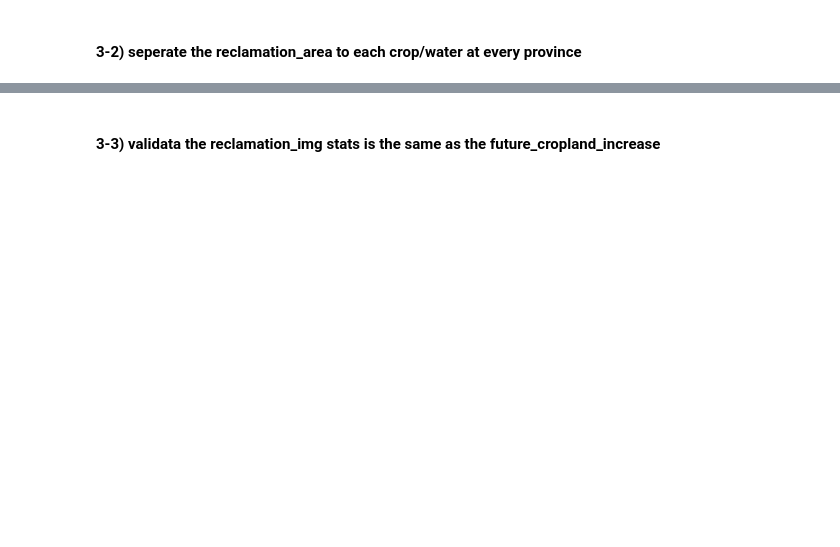
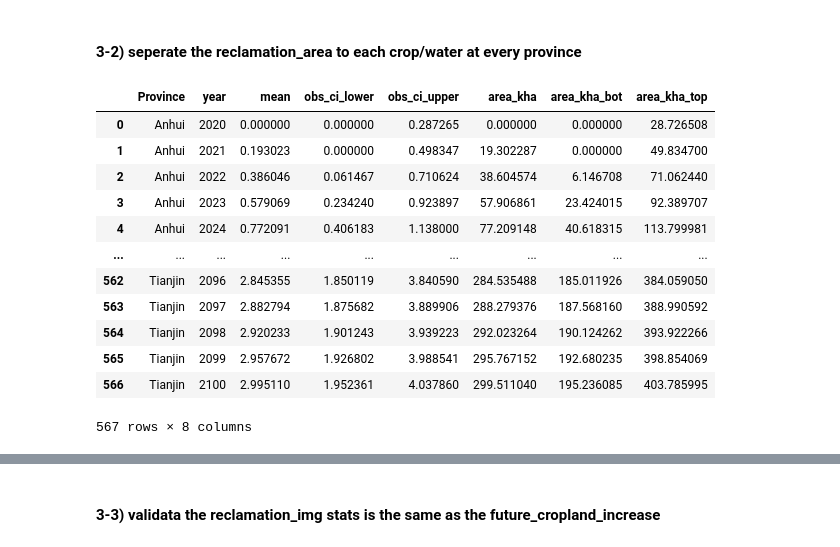
Before and after one commit to JinzhuWANG/Food_security_urban_GAEZ_Paper_3, a Jupyter notebook: Step_2_Sort_GAEZ_layers/05_2_compute_the_cropland_area_increase.ipynb, the cells around one changed output, grey strips where cells are left out. Saved outputs shown, nothing was run; the diff lists cells and outputs as text; code cells hidden in the pictures; blank space fills up the shorter version.

```diff
--- a/Step_2_Sort_GAEZ_layers/05_2_compute_the_cropland_area_increase.ipynb
+++ b/Step_2_Sort_GAEZ_layers/05_2_compute_the_cropland_area_increase.ipynb
@@ -649,4 +656,20 @@ cropland_area_ratio.head(6)
 # %% [markdown]
 #### 3-2) seperate the reclamation_area to each crop/water at every province
+# %%
+cropland_increase_since_2020
+# %% [output]
+|  | Province | year | mean | obs_ci_lower | obs_ci_upper | area_kha | area_kha_bot | area_kha_top |
+| 0 | Anhui | 2020 | 0.000000 | 0.000000 | 0.287265 | 0.000000 | 0.000000 | 28.726508 |
+| 1 | Anhui | 2021 | 0.193023 | 0.000000 | 0.498347 | 19.302287 | 0.000000 | 49.834700 |
+| 2 | Anhui | 2022 | 0.386046 | 0.061467 | 0.710624 | 38.604574 | 6.146708 | 71.062440 |
+| 3 | Anhui | 2023 | 0.579069 | 0.234240 | 0.923897 | 57.906861 | 23.424015 | 92.389707 |
+| 4 | Anhui | 2024 | 0.772091 | 0.406183 | 1.138000 | 77.209148 | 40.618315 | 113.799981 |
+| ... | ... | ... | ... | ... | ... | ... | ... | ... |
+| 562 | Tianjin | 2096 | 2.845355 | 1.850119 | 3.840590 | 284.535488 | 185.011926 | 384.059050 |
+| 563 | Tianjin | 2097 | 2.882794 | 1.875682 | 3.889906 | 288.279376 | 187.568160 | 388.990592 |
+| 564 | Tianjin | 2098 | 2.920233 | 1.901243 | 3.939223 | 292.023264 | 190.124262 | 393.922266 |
+| 565 | Tianjin | 2099 | 2.957672 | 1.926802 | 3.988541 | 295.767152 | 192.680235 | 398.854069 |
+| 566 | Tianjin | 2100 | 2.995110 | 1.952361 | 4.037860 | 299.511040 | 195.236085 | 403.785995 |
+567 rows × 8 columns
 # %%
 # compute the reclamation_area for each crop/water/province/year
```
Also changed, not shown: parts of 21 cells of this notebook, 2 other files.
